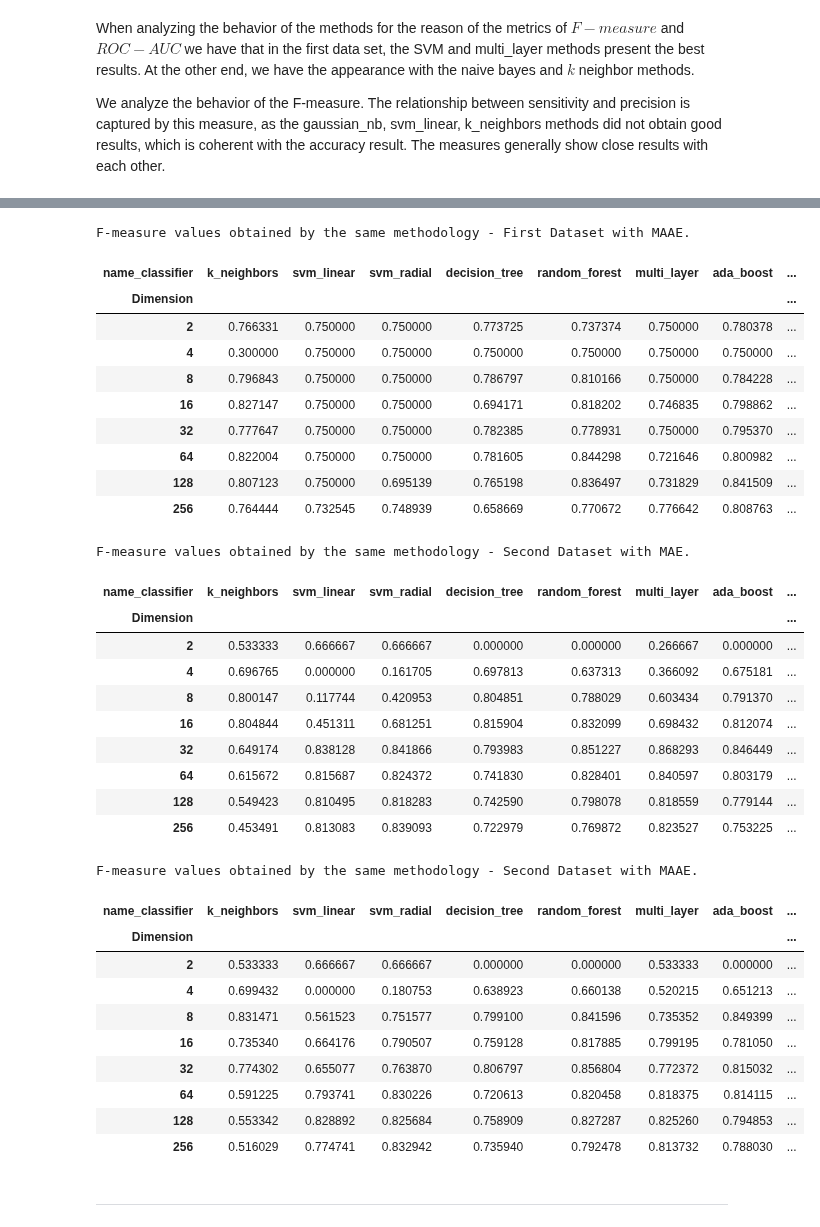
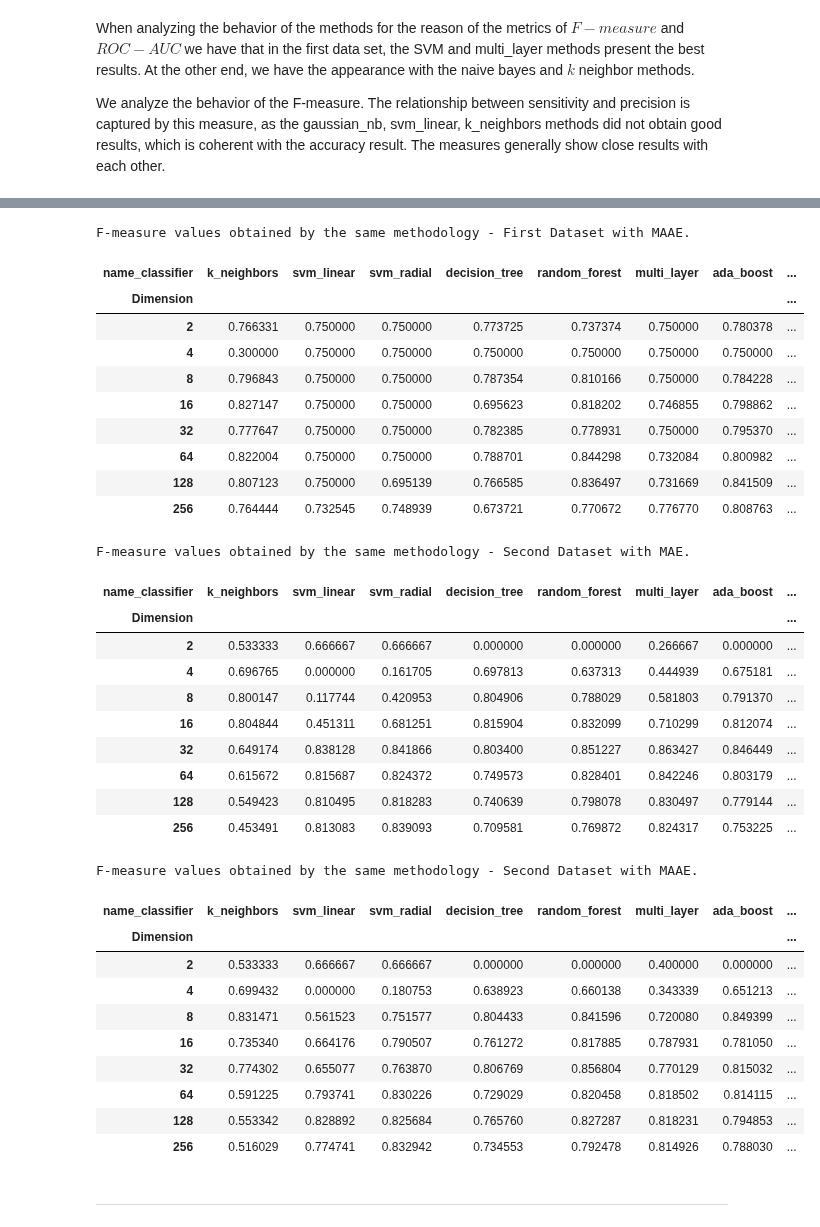
Before and after one commit to bruAristimunha/Re-Deep-Convolution-Neural-Network-and-Autoencoders-Based-Unsupervised-Feature-Learning-of-EEG, a Jupyter notebook: notebook/Jupyter_Paper_Re-Deep Convolution Neural Network and Autoencoders-Based Unsupervised Feature Learning of EEG Signals.ipynb, the cells around one changed output, grey strips where cells are left out. Saved outputs shown, nothing was run; the diff lists cells and outputs as text; code cells hidden in the pictures.

Commit message:
Update the jupyter paper with latex export.

```diff
--- a/notebook/Jupyter_Paper_Re-Deep Convolution Neural Network and Autoencoders-Based Unsupervised Feature Learning of EEG Signals.ipynb
+++ b/notebook/Jupyter_Paper_Re-Deep Convolution Neural Network and Autoencoders-Based Unsupervised Feature Learning of EEG Signals.ipynb
@@ -497,7 +501,7 @@ Running with 256 dimensions
 # %% [markdown]
 *Children's Hospital of Boston EEG database*
 # %%
-metrics_chbmit = [run_classificat_notebookion(path_dataset=PATH_CHBMIT,
+metrics_chbmit = [run_classification(path_dataset=PATH_CHBMIT,
                                      name_type=name_type,
                                      range_values=n_dims)
                   for name_type in name_reducers]
@@ -1118,55 +1118,73 @@ F-measure values obtained by the same methodology - First Dataset with MAE.
 fmeasure_maae_d1 = table_classification_dimension(metrics_boon["maae"],
                                                   False, False,
                                                   metric="f-measure")
-fmeasure_maae_d1.style.set_caption(
-    "F-measure values obtained by the same methodology - First Dataset with MAAE.")
+
+title = "F-measure values obtained by the same methodology - First Dataset with MAAE."
+
+fmeasure_maae_d1.to_latex("f_measure_maae_boon-reproduction.tex",
+                          caption=title,
+                          label="table:f_measure_maae_boon-reproduction")
+
+fmeasure_maae_d1.style.set_caption(title)
 # %% [output]
 F-measure values obtained by the same methodology - First Dataset with MAAE.
 | name_classifier | k_neighbors | svm_linear | svm_radial | decision_tree | random_forest | multi_layer | ada_boost | ... |
 | Dimension |  |  |  |  |  |  |  | ... |
 | 2 | 0.766331 | 0.750000 | 0.750000 | 0.773725 | 0.737374 | 0.750000 | 0.780378 | ... |
 | 4 | 0.300000 | 0.750000 | 0.750000 | 0.750000 | 0.750000 | 0.750000 | 0.750000 | ... |
-| 8 | 0.796843 | 0.750000 | 0.750000 | 0.786797 | 0.810166 | 0.750000 | 0.784228 | ... |
-| 16 | 0.827147 | 0.750000 | 0.750000 | 0.694171 | 0.818202 | 0.746835 | 0.798862 | ... |
+| 8 | 0.796843 | 0.750000 | 0.750000 | 0.787354 | 0.810166 | 0.750000 | 0.784228 | ... |
+| 16 | 0.827147 | 0.750000 | 0.750000 | 0.695623 | 0.818202 | 0.746855 | 0.798862 | ... |
 | 32 | 0.777647 | 0.750000 | 0.750000 | 0.782385 | 0.778931 | 0.750000 | 0.795370 | ... |
-| 64 | 0.822004 | 0.750000 | 0.750000 | 0.781605 | 0.844298 | 0.721646 | 0.800982 | ... |
-| 128 | 0.807123 | 0.750000 | 0.695139 | 0.765198 | 0.836497 | 0.731829 | 0.841509 | ... |
-| 256 | 0.764444 | 0.732545 | 0.748939 | 0.658669 | 0.770672 | 0.776642 | 0.808763 | ... |
+| 64 | 0.822004 | 0.750000 | 0.750000 | 0.788701 | 0.844298 | 0.732084 | 0.800982 | ... |
+| 128 | 0.807123 | 0.750000 | 0.695139 | 0.766585 | 0.836497 | 0.731669 | 0.841509 | ... |
+| 256 | 0.764444 | 0.732545 | 0.748939 | 0.673721 | 0.770672 | 0.776770 | 0.808763 | ... |
 # %%
 fmeasure_mae_d2 = table_classification_dimension(metrics_chbmit["mae"],
                                                  False, False,
                                                  metric="f-measure")
-fmeasure_mae_d2.style.set_caption(
-    "F-measure values obtained by the same methodology - Second Dataset with MAE.")
+
+title = "F-measure values obtained by the same methodology - Second Dataset with MAE."
+
+fmeasure_mae_d2.to_latex("f_measure_mae_chbmit-reproduction.tex",
+                          caption=title,
+                          label="table:f_measure_mae_chbmit-reproduction")
+
+fmeasure_mae_d2.style.set_caption(title)
 # %% [output]
 F-measure values obtained by the same methodology - Second Dataset with MAE.
 | name_classifier | k_neighbors | svm_linear | svm_radial | decision_tree | random_forest | multi_layer | ada_boost | ... |
 | Dimension |  |  |  |  |  |  |  | ... |
 | 2 | 0.533333 | 0.666667 | 0.666667 | 0.000000 | 0.000000 | 0.266667 | 0.000000 | ... |
-| 4 | 0.696765 | 0.000000 | 0.161705 | 0.697813 | 0.637313 | 0.366092 | 0.675181 | ... |
-| 8 | 0.800147 | 0.117744 | 0.420953 | 0.804851 | 0.788029 | 0.603434 | 0.791370 | ... |
-| 16 | 0.804844 | 0.451311 | 0.681251 | 0.815904 | 0.832099 | 0.698432 | 0.812074 | ... |
-| 32 | 0.649174 | 0.838128 | 0.841866 | 0.793983 | 0.851227 | 0.868293 | 0.846449 | ... |
-| 64 | 0.615672 | 0.815687 | 0.824372 | 0.741830 | 0.828401 | 0.840597 | 0.803179 | ... |
-| 128 | 0.549423 | 0.810495 | 0.818283 | 0.742590 | 0.798078 | 0.818559 | 0.779144 | ... |
-| 256 | 0.453491 | 0.813083 | 0.839093 | 0.722979 | 0.769872 | 0.823527 | 0.753225 | ... |
+| 4 | 0.696765 | 0.000000 | 0.161705 | 0.697813 | 0.637313 | 0.444939 | 0.675181 | ... |
+| 8 | 0.800147 | 0.117744 | 0.420953 | 0.804906 | 0.788029 | 0.581803 | 0.791370 | ... |
+| 16 | 0.804844 | 0.451311 | 0.681251 | 0.815904 | 0.832099 | 0.710299 | 0.812074 | ... |
+| 32 | 0.649174 | 0.838128 | 0.841866 | 0.803400 | 0.851227 | 0.863427 | 0.846449 | ... |
+| 64 | 0.615672 | 0.815687 | 0.824372 | 0.749573 | 0.828401 | 0.842246 | 0.803179 | ... |
+| 128 | 0.549423 | 0.810495 | 0.818283 | 0.740639 | 0.798078 | 0.830497 | 0.779144 | ... |
+| 256 | 0.453491 | 0.813083 | 0.839093 | 0.709581 | 0.769872 | 0.824317 | 0.753225 | ... |
 # %%
 fmeasure_maae_d2 = table_classification_dimension(metrics_chbmit["maae"],
                                                   False, False,
                                                   metric="f-measure")
-fmeasure_maae_d2.style.set_caption(
-    "F-measure values obtained by the same methodology - Second Dataset with MAAE.")
+
+title = "F-measure values obtained by the same methodology - Second Dataset with MAAE."
+
+fmeasure_maae_d2.to_latex("f_measure_maae_chbmit-reproduction.tex",
+                          caption=title,
+                          label="table:f_measure_maae_chbmit-reproduction")
+
+fmeasure_maae_d2.style.set_caption(title)
 # %% [output]
 F-measure values obtained by the same methodology - Second Dataset with MAAE.
 | name_classifier | k_neighbors | svm_linear | svm_radial | decision_tree | random_forest | multi_layer | ada_boost | ... |
 | Dimension |  |  |  |  |  |  |  | ... |
-| 2 | 0.533333 | 0.666667 | 0.666667 | 0.000000 | 0.000000 | 0.533333 | 0.000000 | ... |
-| 4 | 0.699432 | 0.000000 | 0.180753 | 0.638923 | 0.660138 | 0.520215 | 0.651213 | ... |
-| 8 | 0.831471 | 0.561523 | 0.751577 | 0.799100 | 0.841596 | 0.735352 | 0.849399 | ... |
-| 16 | 0.735340 | 0.664176 | 0.790507 | 0.759128 | 0.817885 | 0.799195 | 0.781050 | ... |
-| 32 | 0.774302 | 0.655077 | 0.763870 | 0.806797 | 0.856804 | 0.772372 | 0.815032 | ... |
-| 64 | 0.591225 | 0.793741 | 0.830226 | 0.720613 | 0.820458 | 0.818375 | 0.814115 | ... |
-| 128 | 0.553342 | 0.828892 | 0.825684 | 0.758909 | 0.827287 | 0.825260 | 0.794853 | ... |
-| 256 | 0.516029 | 0.774741 | 0.832942 | 0.735940 | 0.792478 | 0.813732 | 0.788030 | ... |
+| 2 | 0.533333 | 0.666667 | 0.666667 | 0.000000 | 0.000000 | 0.400000 | 0.000000 | ... |
+| 4 | 0.699432 | 0.000000 | 0.180753 | 0.638923 | 0.660138 | 0.343339 | 0.651213 | ... |
+| 8 | 0.831471 | 0.561523 | 0.751577 | 0.804433 | 0.841596 | 0.720080 | 0.849399 | ... |
+| 16 | 0.735340 | 0.664176 | 0.790507 | 0.761272 | 0.817885 | 0.787931 | 0.781050 | ... |
+| 32 | 0.774302 | 0.655077 | 0.763870 | 0.806769 | 0.856804 | 0.770129 | 0.815032 | ... |
+| 64 | 0.591225 | 0.793741 | 0.830226 | 0.729029 | 0.820458 | 0.818502 | 0.814115 | ... |
+| 128 | 0.553342 | 0.828892 | 0.825684 | 0.765760 | 0.827287 | 0.818231 | 0.794853 | ... |
+| 256 | 0.516029 | 0.774741 | 0.832942 | 0.734553 | 0.792478 | 0.814926 | 0.788030 | ... |
 # %% [markdown]
 ----------
```
Also changed, not shown: parts of 69 cells of this notebook.
